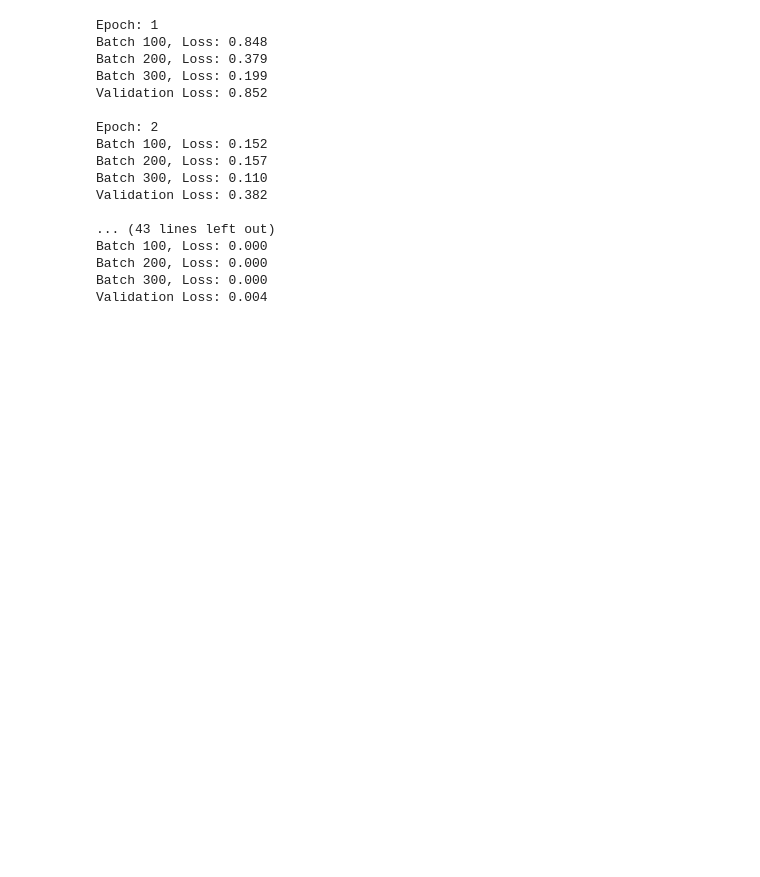
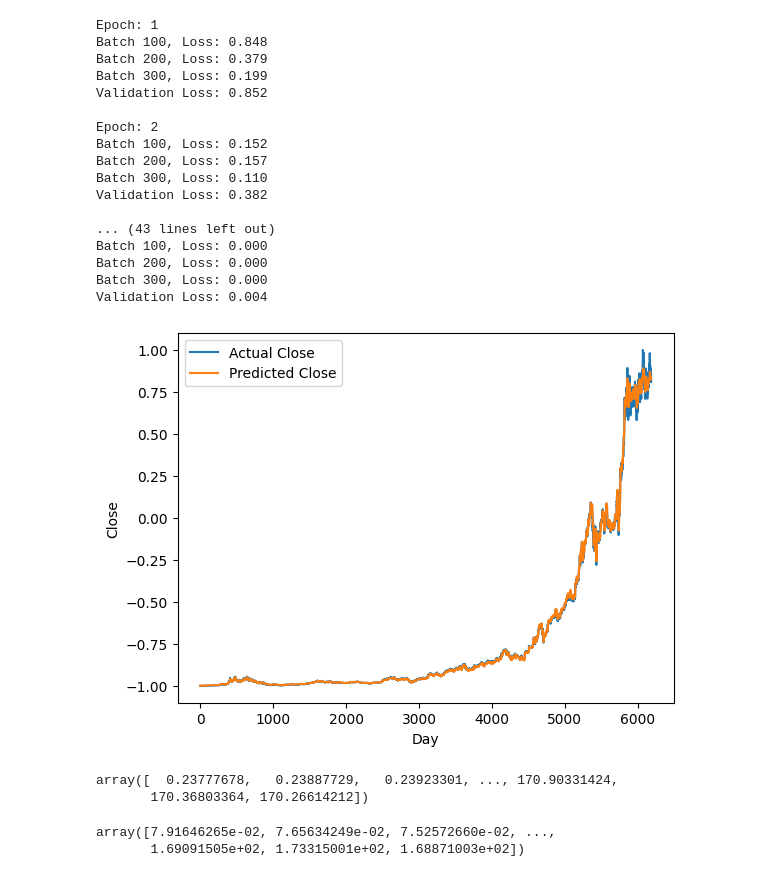
Before and after one commit to Alton01/LSTM_AMZN_Stock_Forecast, a Jupyter notebook: LSTM_AMZN_Stock_Forecast.ipynb, the cells around one changed output. Drawn from its saved outputs; the diff is of its cells as text; code cells hidden in the pictures; blank space fills up the shorter version.

```diff
--- a/LSTM_AMZN_Stock_Forecast.ipynb
+++ b/LSTM_AMZN_Stock_Forecast.ipynb
@@ -356,3 +356,40 @@ Batch 100, Loss: 0.000
 Batch 200, Loss: 0.000
 Batch 300, Loss: 0.000
 Validation Loss: 0.004
+# %%
+# numpy doesnt use gpu
+with torch.no_grad():
+  predicted = model(X_train.to(device)).to('cpu').numpy()
+
+plt.plot(y_train, label='Actual Close')
+plt.plot(predicted, label='Predicted Close')
+plt.xlabel('Day')
+plt.ylabel('Close')
+plt.legend()
+plt.show()
+# %% [output]
+[figure, added]
+# %%
+train_predictions = predicted.flatten()
+
+dummies = np.zeros((X_train.shape[0], lookback + 1))
+dummies[:, 0] = train_predictions
+dummies = scaler.inverse_transform(dummies)
+
+train_predictions = dc(dummies[:, 0])
+
+train_predictions
+# %% [output]
+array([  0.23777678,   0.23887729,   0.23923301, ..., 170.90331424,
+       170.36803364, 170.26614212])
+# %%
+dummies = np.zeros((X_train.shape[0], lookback + 1))
+dummies[:, 0] = y_train.flatten()
+dummies = scaler.inverse_transform(dummies)
+
+new_y_train = dc(dummies[:, 0])
+
+new_y_train
+# %% [output]
+array([7.91646265e-02, 7.65634249e-02, 7.52572660e-02, ...,
+       1.69091505e+02, 1.73315001e+02, 1.68871003e+02])
```
Also changed, not shown: parts of 4 cells of this notebook.
